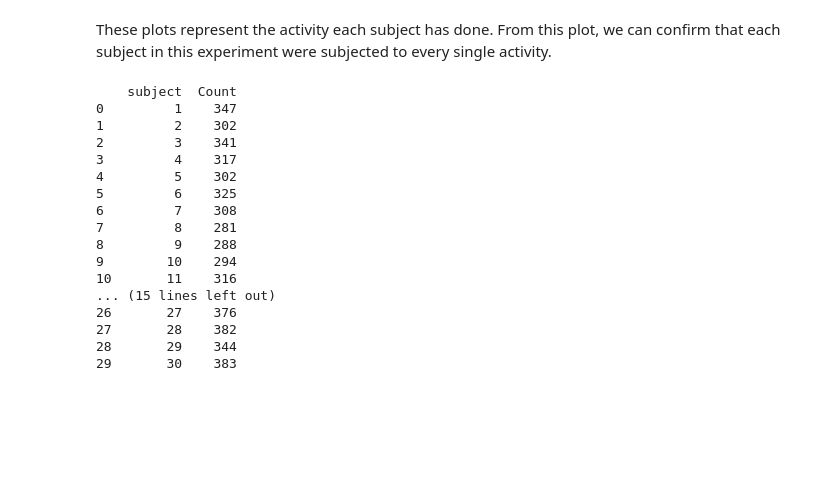
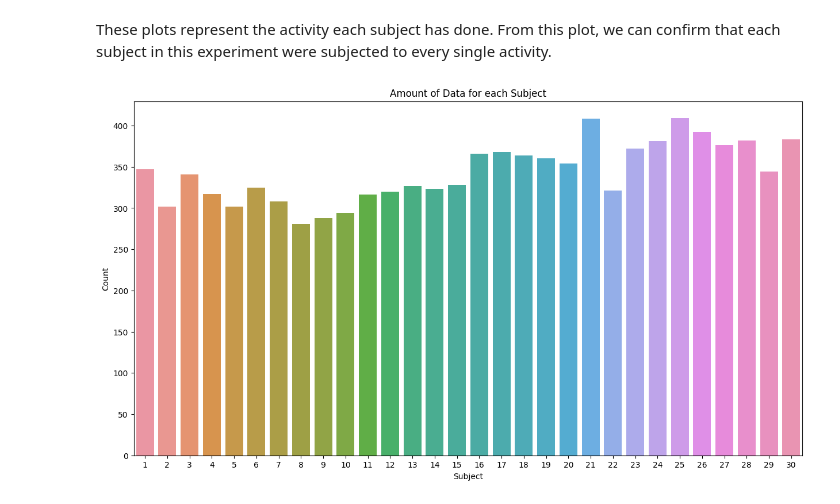
Before and after one commit to soumildatta/ActivityDetection, a Jupyter notebook: test.ipynb, the cells around one changed output. Cells and saved outputs as stored; diff of their text form; code cells hidden in the pictures; blank space fills up the shorter version.

```diff
--- a/test.ipynb
+++ b/test.ipynb
@@ -131,22 +124,13 @@ subject_row_counts = df.groupby('subject').size()
 # print(subject_row_counts)
 
 subject_row_counts_df = subject_row_counts.reset_index(name='Count')
-print(subject_row_counts_df)
+# print(subject_row_counts_df)
-# %% [output]
-    subject  Count
-0         1    347
-1         2    302
-2         3    341
-3         4    317
-4         5    302
-5         6    325
-6         7    308
-7         8    281
-8         9    288
-9        10    294
-10       11    316
-... (15 lines left out)
-26       27    376
-27       28    382
-28       29    344
-29       30    383
+# %%
+plt.figure(figsize=(15, 8))
+sns.barplot(x=subject_row_counts_df['subject'].values, y=subject_row_counts_df['Count'].values)
+plt.title('Amount of Data for each Subject')
+plt.ylabel('Count')
+plt.xlabel('Subject')
+plt.show()
+# %% [output]
+[figure, added]
```
Also changed, not shown: parts of 3 cells of this notebook.
